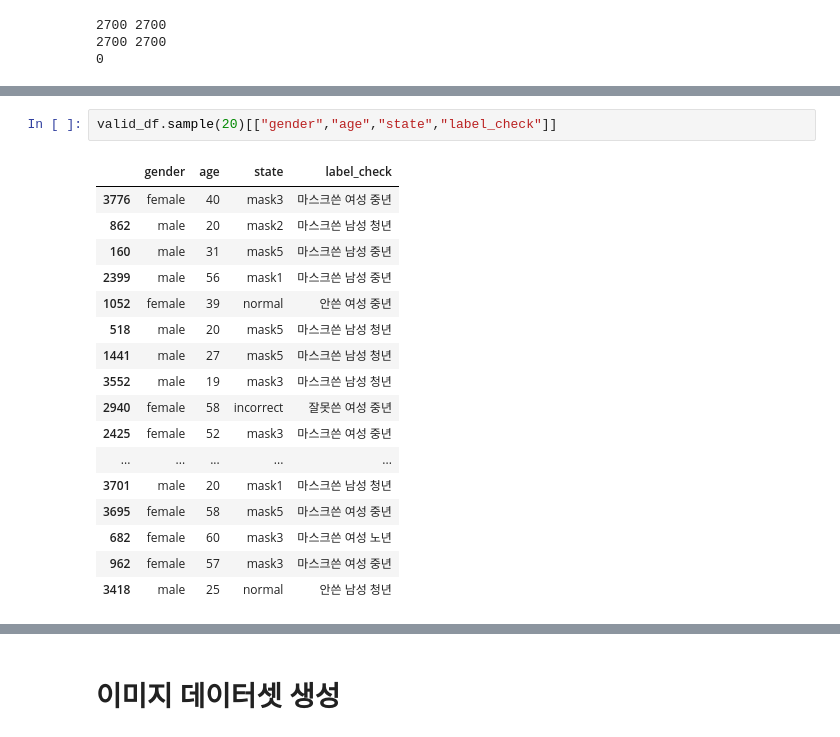
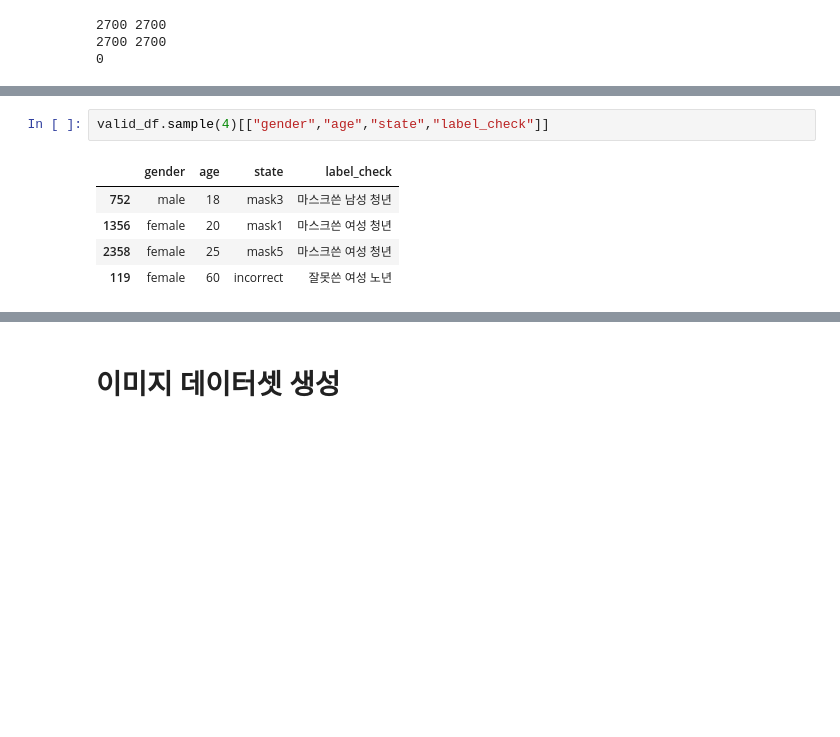
Before and after one commit to boostcampaitech2/image-classification-level1-34, a Jupyter notebook: train.ipynb, the cells around one changed output, grey strips where cells are left out. Saved outputs shown, nothing was run; the diff lists cells and outputs as text; blank space fills up the shorter version.

```diff
--- a/train.ipynb
+++ b/train.ipynb
@@ -152,22 +134,10 @@ train_df = merge_df(train_df, mask_state_train_df)
 
 valid_df = merge_df(valid_df, mask_state_valid_df)
 # %%
-valid_df.sample(20)[["gender","age","state","label_check"]]
+valid_df.sample(4)[["gender","age","state","label_check"]]
 # %% [output]
 |  | gender | age | state | label_check |
-| 3776 | female | 40 | mask3 | 마스크쓴 여성 중년 |
-| 862 | male | 20 | mask2 | 마스크쓴 남성 청년 |
-| 160 | male | 31 | mask5 | 마스크쓴 남성 중년 |
-| 2399 | male | 56 | mask1 | 마스크쓴 남성 중년 |
-| 1052 | female | 39 | normal | 안쓴 여성 중년 |
-| 518 | male | 20 | mask5 | 마스크쓴 남성 청년 |
-| 1441 | male | 27 | mask5 | 마스크쓴 남성 청년 |
-| 3552 | male | 19 | mask3 | 마스크쓴 남성 청년 |
-| 2940 | female | 58 | incorrect | 잘못쓴 여성 중년 |
-| 2425 | female | 52 | mask3 | 마스크쓴 여성 중년 |
-| ... | ... | ... | ... | ... |
-| 3701 | male | 20 | mask1 | 마스크쓴 남성 청년 |
-| 3695 | female | 58 | mask5 | 마스크쓴 여성 중년 |
-| 682 | female | 60 | mask3 | 마스크쓴 여성 노년 |
-| 962 | female | 57 | mask3 | 마스크쓴 여성 중년 |
-| 3418 | male | 25 | normal | 안쓴 남성 청년 |
+| 752 | male | 18 | mask3 | 마스크쓴 남성 청년 |
+| 1356 | female | 20 | mask1 | 마스크쓴 여성 청년 |
+| 2358 | female | 25 | mask5 | 마스크쓴 여성 청년 |
+| 119 | female | 60 | incorrect | 잘못쓴 여성 노년 |
```
Also changed, not shown: parts of 35 cells of this notebook.
